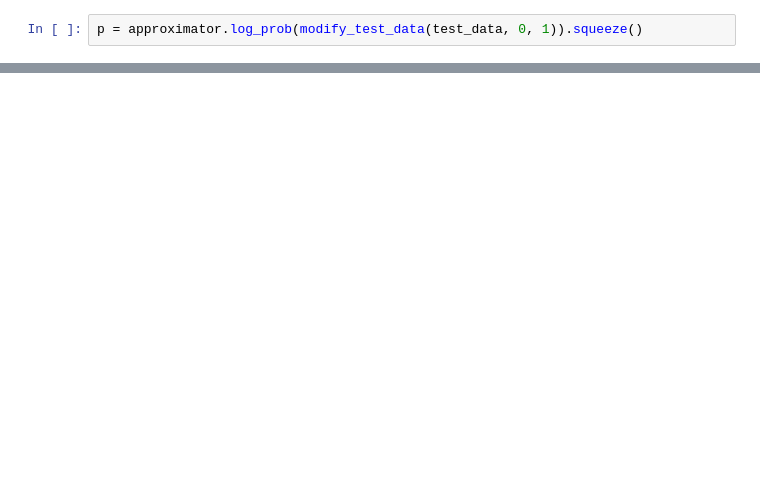
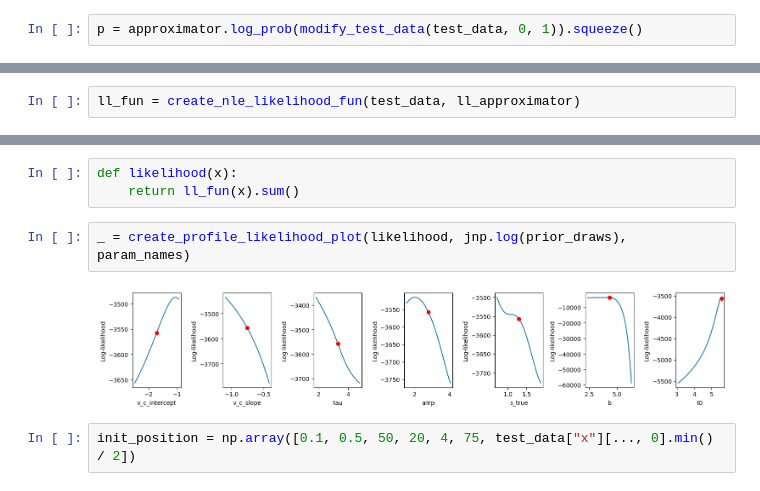
Before and after one commit to maltelueken/neural-race-model-estimation, a Jupyter notebook: nle_single_approx.ipynb, the cells around one changed output, grey strips where cells are left out. Cells and saved outputs as stored; diff of their text form; blank space fills up the shorter version.

```diff
--- a/nle_single_approx.ipynb
+++ b/nle_single_approx.ipynb
@@ -346,0 +333,2 @@ ax.axline((0, 0), slope=1)
+# %%
+ll_fun = create_nle_likelihood_fun(test_data, ll_approximator)
@@ -346,0 +344,9 @@ ax.axline((0, 0), slope=1)
+# %%
+def likelihood(x):
+    return ll_fun(x).sum()
+# %%
+_ = create_profile_likelihood_plot(likelihood, jnp.log(prior_draws), param_names)
+# %% [output]
+[figure, added]
+# %%
+init_position = np.array([0.1, 0.5, 50, 20, 4, 75, test_data["x"][..., 0].min() / 2])
```
Also changed, not shown: parts of 24 cells of this notebook, 6 other files.
